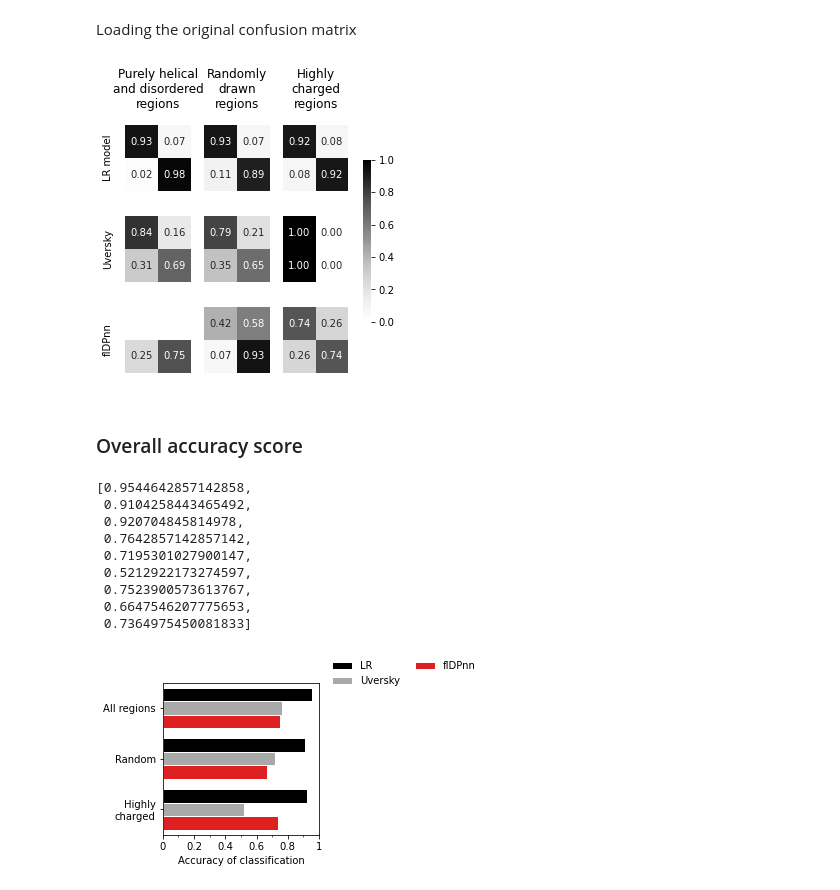
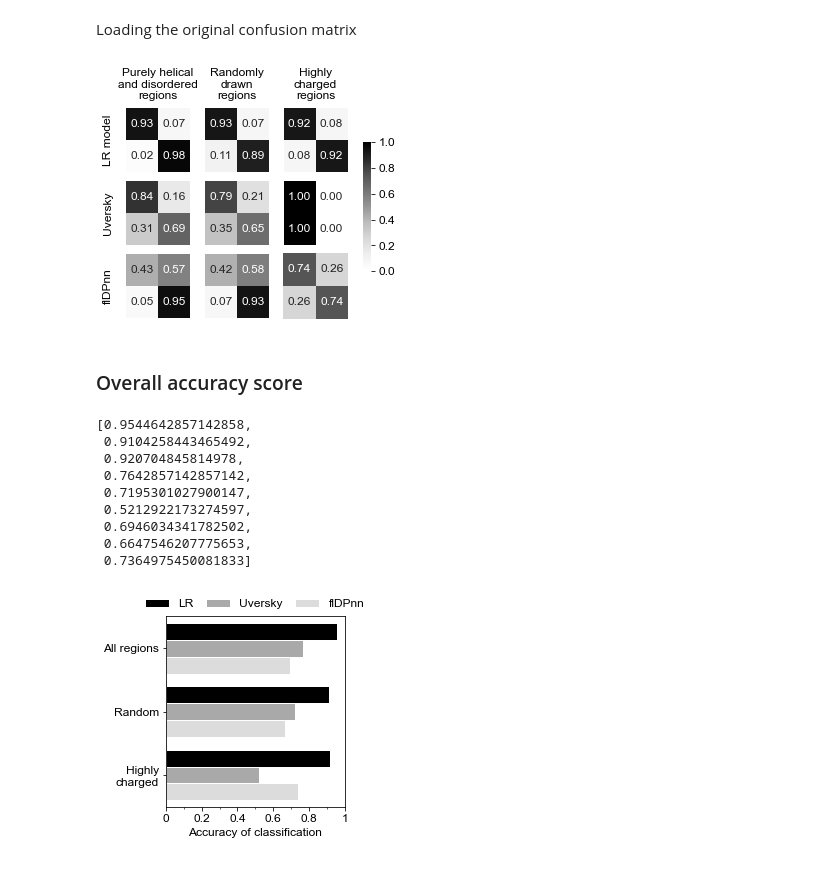
Before and after one commit to rosalindpan/hcrpaper, a Jupyter notebook: code/analysis/revision_fldpnn.ipynb, the cells around one changed output. Saved outputs shown, nothing was run; the diff lists cells and outputs as text; code cells hidden in the pictures.

Commit message:
more figure updates

```diff
--- a/code/analysis/revision_fldpnn.ipynb
+++ b/code/analysis/revision_fldpnn.ipynb
@@ -3,9 +3,16 @@
 import numpy as np
 import pandas as pd
 
-## visualization
+## Visualization
 import matplotlib.pyplot as plt
 import seaborn as sns
+plt.rcParams.update({'font.size': 12})
+plt.rcParams['font.family'] = 'sans-serif'
+plt.rcParams['font.sans-serif'] = "Arial"
+
+## Colors
+cscheme = {'pos':'#0177BB', 'neg':'#CB3627', 'dis':'#828282', 'helix':'#009988', 'sheet':'#EE7733', 'cr':'#AA4499',
+          'null':"black"}
 # %% [markdown]
 ### Classifying sequences using flDPnn
 # %%
@@ -123,7 +155,7 @@ for i in range(3):
     cnf[1, 1] = len(df[(df.label == 'helix') & (df.fldpnn_label == 'helix')])
 # %%
 sample_size = []
-for df in df_uv:
+for df in df_fldpnn:
     sample_size.append(len(df))
 # %%
 cnf_df_new = pd.DataFrame(columns={'TN', 'FP', 'FN', 'TP', 'n'})
@@ -158,38 +190,38 @@ titles = ['Purely helical\nand disordered\nregions',
           'Randomly\ndrawn\nregions',
           'Highly\ncharged\nregions']
 # %%
-fig, axes = plt.subplots(3, 3, figsize=(4, 5), constrained_layout=False)
+fig, axes = plt.subplots(3, 3, figsize=(4, 4), constrained_layout=False)
 cbar_ax = fig.add_axes([0.95, .3, .03, .45])
 
 for i, ax in enumerate(axes.flat):
     g = sns.heatmap(pd.DataFrame(get_cnf_freq(cnf_matrices[i])), ax=ax,
                     annot=True, fmt=".2f",
                     xticklabels=['', ''], yticklabels=['', ''],
                     cmap="Greys", cbar= (i == 0),
                     vmin=0, vmax=1,
                     cbar_ax=None if i else cbar_ax)
     g.tick_params(left=False, bottom=False)
     if i < 3:
         g.set_title(titles[i], fontsize=12, pad=5)
     #ax.title.set_position([.5, 0.8])
     if i == 0:
         ax.set_ylabel('LR model')
         ax.yaxis.labelpad = 5
     elif i == 3:
         ax.set_ylabel('Uversky')
         ax.yaxis.labelpad = 5
     elif i == 6:
         ax.set_ylabel('flDPnn')
         ax.yaxis.labelpad = 5
     bottom, top = ax.get_ylim()
     ax.set_aspect('equal', adjustable="datalim")
     #ax.set_ylim(bottom + 0.5, top - 0.5)
 
 #plt.tight_layout()
 plt.subplots_adjust(wspace=0.2, hspace=0.01)
-#plt.savefig('./plots/Figure4D.png', dpi=300, bbox_inches='tight')
+plt.savefig('../../figures/plots/Figure4D.png', dpi=300, bbox_inches='tight')
 # %% [output]
-[figure, old version]
+[figure, new version]
 # %% [markdown]
 ### Overall accuracy score
 # %%
@@ -208,7 +240,7 @@ l_acc
  0.7642857142857142,
  0.7195301027900147,
  0.5212922173274597,
- 0.7523900573613767,
+ 0.6946034341782502,
  0.6647546207775653,
  0.7364975450081833]
 # %%
@@ -238,19 +270,19 @@ for i in range(3):
     df_cnf = df_cnf.append({'model': 'flDPnn', 'dataset':datasets[i], 'l_acc': l_acc[i+6]},
                            ignore_index=True)
 # %%
-fig, ax = plt.subplots(figsize=(2.8,2.8))
+fig, ax = plt.subplots(figsize=(3.2,3.5))
 
 sns.barplot(data=df_cnf, y='dataset', x='l_acc', hue='model',
-            palette=['black', 'darkgrey', 'red'], edgecolor='white')
+            palette=['black', 'darkgrey', 'gainsboro'], edgecolor='white')
 ax.set_xlabel('Accuracy of classification')
 ax.set_ylabel('')
 ax.set_xlim(0, 1)
 ax.set_xticks(np.arange(0, 1.05, 0.2))
 ax.set_xticklabels([0, 0.2, 0.4, 0.6, 0.8, 1])
 ax.set_xticks([0.1, 0.3, 0.5, 0.7, 0.9], minor=True)
-plt.legend(title=None, ncol = 2, frameon=False, columnspacing=1.5,
-           bbox_to_anchor=(1.025, 1.2))
-#plt.savefig('./plots/Figure4E.png', dpi=300, bbox_inches='tight')
+plt.legend(title=None, ncol = 3, frameon=False, columnspacing=1,
+           bbox_to_anchor=(1.17, 1.15))
+plt.savefig('../../figures/plots/Figure4E.png', dpi=300, bbox_inches='tight')
 plt.show()
 # %% [output]
-[figure, old version]
+[figure, new version]
```
Also changed, not shown: parts of 1 cell of this notebook, 8 other files.
